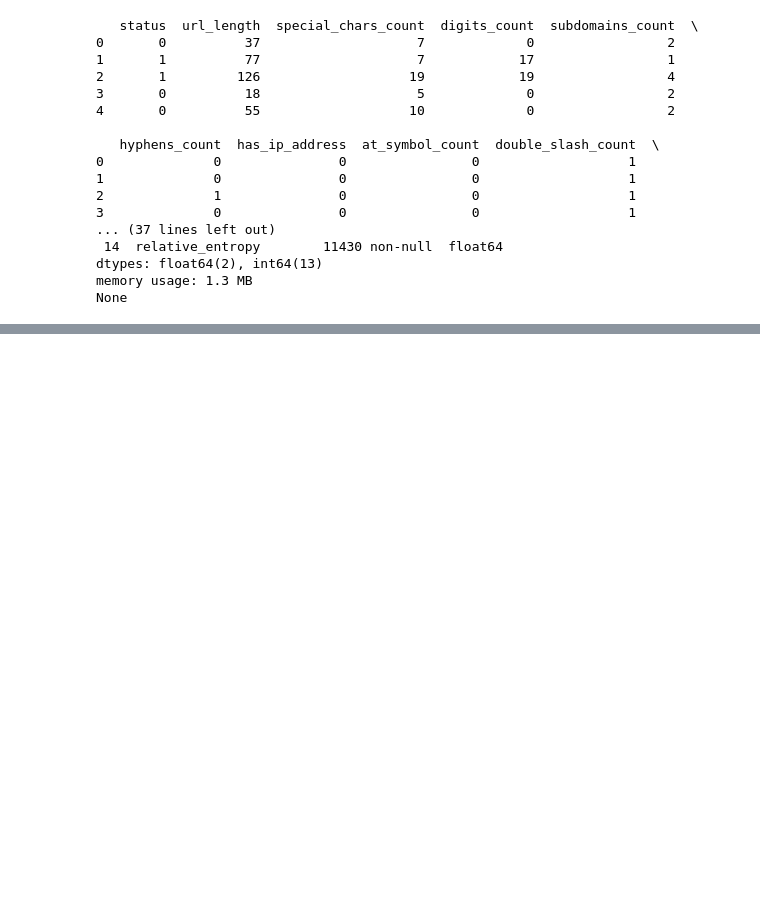
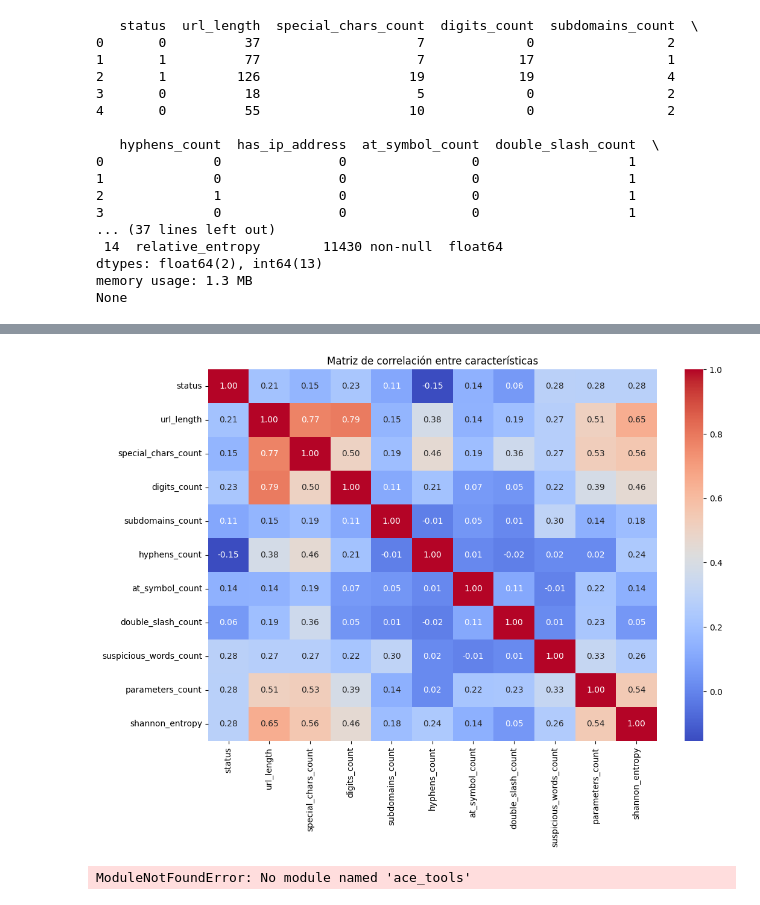
Before and after one commit to AGM54/Phishing-detection, a Jupyter notebook: Phising_Detection.ipynb, the cells around one changed output, grey strips where cells are left out. Drawn from its saved outputs; the diff is of its cells as text; code cells hidden in the pictures; blank space fills up the shorter version.

Commit message:
selección de características
selección de características

```diff
--- a/Phising_Detection.ipynb
+++ b/Phising_Detection.ipynb
@@ -239,0 +249,47 @@ None
+# %%
+# Cargar el nuevo dataset subido por el usuario
+file_path = "dataset_limpio.csv"
+df = pd.read_csv(file_path)
+
+# Verificar si hay columnas constantes (sin varianza)
+constant_columns = [col for col in df.columns if df[col].nunique() == 1]
+
+# Calcular la varianza de cada columna
+variance = df.var()
+
+# Seleccionar columnas con baja varianza (muy pequeñas)
+low_variance_columns = variance[variance < 0.01].index.tolist()
+
+# Eliminar columnas constantes y de baja varianza
+df_filtered = df.drop(columns=constant_columns + low_variance_columns, errors='ignore')
+
+# Verificar y eliminar filas duplicadas
+df_filtered = df_filtered.drop_duplicates()
+
+# Visualizar la matriz de correlación
+import seaborn as sns
+import matplotlib.pyplot as plt
+
+plt.figure(figsize=(12, 8))
+sns.heatmap(df_filtered.corr(), annot=True, cmap="coolwarm", fmt=".2f")
+plt.title("Matriz de correlación entre características")
+plt.show()
+
+# Seleccionar características altamente correlacionadas con la columna 'status' (si existe)
+if 'status' in df_filtered.columns:
+    correlation_with_target = df_filtered.corr()['status'].abs().sort_values(ascending=False)
+    selected_features = correlation_with_target[correlation_with_target > 0.1].index.tolist()
+    df_selected = df_filtered[selected_features]
+else:
+    selected_features = df_filtered.columns.tolist()
+    df_selected = df_filtered
+
+# Mostrar el DataFrame resultante con las características seleccionadas
+import ace_tools as tools
+tools.display_dataframe_to_user(name="Características filtradas", dataframe=df_selected)
+
+# Mostrar las características seleccionadas
+selected_features
+# %% [output]
+[figure, added]
+ModuleNotFoundError: No module named 'ace_tools'
```
Also changed, not shown: parts of 2 cells of this notebook.
